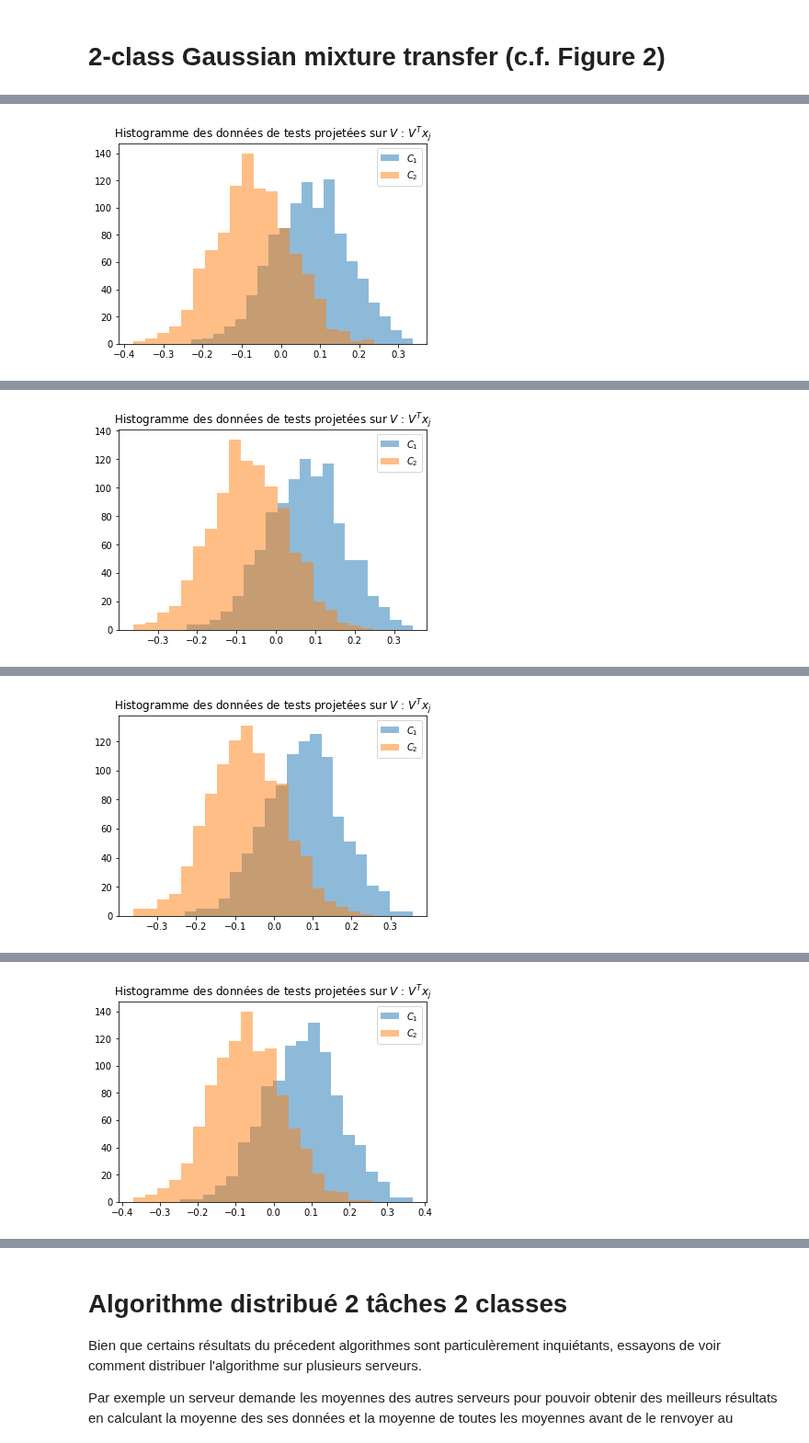
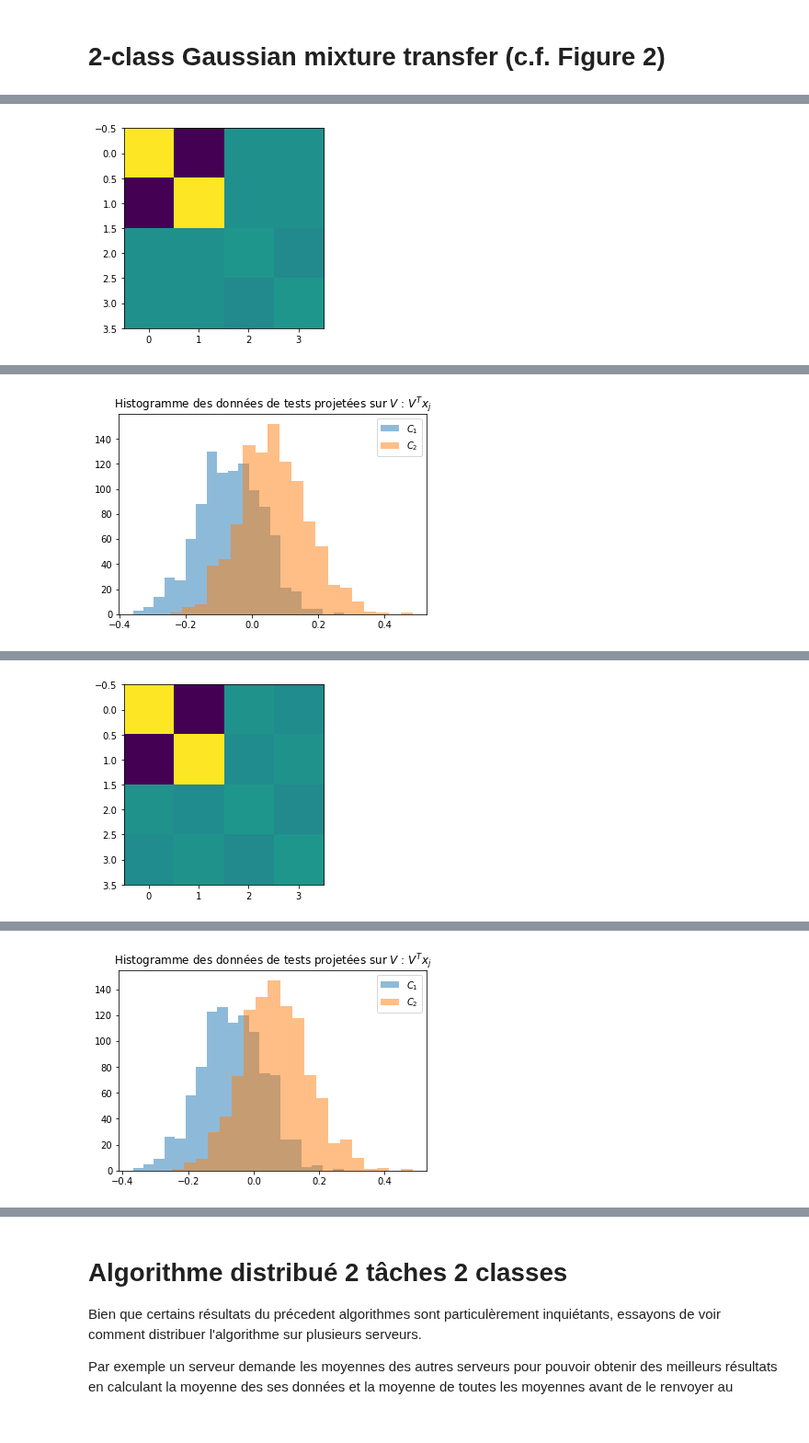
Before and after one commit to Sami-fak/DistributedMTLSPCA, a Jupyter notebook: binary-based_MTL.ipynb, the cells around one changed output, grey strips where cells are left out. Shown at 92% size. Saved outputs shown, nothing was run; the diff lists cells and outputs as text; code cells hidden in the pictures.

```diff
--- a/binary-based_MTL.ipynb
+++ b/binary-based_MTL.ipynb
@@ -73,5 +58,4 @@ t = 2
 # %%
-beta = 0.0
 def mean_matrix(beta, p, random_seed=42):
     """
     Crée des vecteurs de moyennes de la meme facon que dans la figure 2 du papier
@@ -85,7 +69,6 @@ def mean_matrix(beta, p, random_seed=42):
     mu_2 = beta*mu_1+np.sqrt(1-beta**2)*perpendicular_vector
     M = [[mu_1, -mu_1], [mu_2, -mu_2]]
     return M
-M = mean_matrix(beta, p)
 # %%
 def gaussian_synthetic_data(n, p, m, t, n_t, M, random_seed=42):
     """
@@ -546,20 +320,11 @@ from scipy import special as sp
 def qfunc(x):
     return 0.5-0.5*sp.erf(x/np.sqrt(2))
 # %%
-def error_rate(m_t,nb_tasks, nb_classes, Dc, M_cur, c0):
-    #return qfunc(1/2*(m_t[0] - m_t[1]))
-    #quelle fonction prendre ?
-    et1_et2 = np.zeros((2*nb_classes, 1))
-    # seulement besoin de e3 et e4 étant donné que l'on teste les données de la task target
-    et1_et2[2] = 1
-    et1_et2[3] = -1
+def error_rate(nb_tasks, nb_classes, Dc, M_cur, c0):
     e3 = np.zeros((2*nb_classes, 1))
     e3[2] = 1
     power_dc = power_diagonal_matrix(Dc, -1/2)
     inv = np.linalg.inv(M_cur+np.identity(2*2))
-    et_trans = np.transpose(et1_et2)
-    print("inverse : ", Dc.dot(M_cur).dot(Dc))
-    print("c0Dc  : ", c0*Dc)
     print("arg q-func : ")
     print(e3.T.dot(M_cur).dot(Dc).dot(np.linalg.inv(Dc.dot(M_cur).dot(Dc)+c0*Dc)).dot(Dc).dot(M_cur).dot(e3))
     return qfunc(np.sqrt(e3.T.dot(M_cur).dot(Dc).dot(np.linalg.inv(Dc.dot(M_cur).dot(Dc)+c0*Dc)).dot(Dc).dot(M_cur).dot(e3)))
@@ -580,7 +345,7 @@ def compute_error_rate(X_test, V, m_t, nb_tasks, nb_classes, n_t, Dc, M_cur, c0,
     """
     Compute and plot classification error rate on test set
     """
-    #print("n dans fonction: ", n)
+    print("mt1= \n", m_t[1])
     emp_rate = []
     error = 0
     ni = 0
@@ -590,7 +355,8 @@ def compute_error_rate(X_test, V, m_t, nb_tasks, nb_classes, n_t, Dc, M_cur, c0,
         for l in range(nb_classes):
             for i in range(n_t[t][l]):
                 # on prend la transposée pour pouvoir travailler avec les colonnes
-                score = compute_score(V, np.transpose(X_test[t][l])[i], m_t[1])
+
+                score = compute_score(V, X_test[t][l].T[i], m_t[1])
                 if (score == 1 and l == 1):
                     error +=1
                 elif (score == -1 and l == 0):
@@ -605,4 +371,4 @@ def compute_error_rate(X_test, V, m_t, nb_tasks, nb_classes, n_t, Dc, M_cur, c0,
     if display:
         plot_error_rate(nb_tasks, nb_classes, emp_rate, error_rate, m_t, Dc, M_cur)
 
-    return np.mean(emp_rate), error_rate(m_t[1], nb_tasks, nb_classes,  Dc, M_cur, c0)[0][0]
+    return np.mean(emp_rate)
@@ -659,44 +393,46 @@ n = 2100
 p = 100
 m = 2
 t = 2
-beta = np.arange(0,1.1,0.1)
-n_t = [[1000,1000], [50, 50]]
+beta = np.linspace(0,1,10)
+n_t = [[1000,1000], [50,50]]
 n_t_test = [[1000, 1000]]
+nt = sum(n_t_test[0])
 emp_rate, th_rate = [], []
 for b in beta:
     # on crée les données synthétiques
-    M = mean_matrix(b, p)
-# #     print(M)
-    X = gaussian_synthetic_data(n, p, m, t, n_t, M)
-    X_test = gaussian_synthetic_data(n, p, m, 1, n_t_test, [M[1]])
-    X = normalisation(X, p)
-    X_test = normalisation(X_test, p)
+    M = mean_matrix(b, p, 100)
+#       print(M)
+    X = gaussian_synthetic_data(n, p, m, t, n_t, M, 100)
+    X_test = gaussian_synthetic_data(nt, p, m, 1, n_t_test, [M[1]], 100)
+
 #     X = normalisation_old(X, t, m)
 #     Malik's normalization (dividing by sqrt(p))
 #     X_train, X_test, n_t_train, n_t_test = train_test_split_data(X, 0.8, t, m)
 #     y = create_labels(t,m)
 
     # On calcule les moyennes empiriques
-    M_mean = empirical_mean(t, m, X_train, p, n_t_train)
+    MM = empirical_mean(t, m, X, p, n_t)
     M_true = true_mean(M, p, t, m)
-#     print("MTM : ")
-    MM = np.transpose(M_mean).dot(M_mean)
-    MM_true = np.transpose(M_true).dot(M_true)
+    print("MTM : ")
+    print(MM)
+    MM_true = M_true.T@M_true
 #     print(MM)
     c = estimate_c(n_t, n, t, m)
     c0 = p/n
     Dc = np.diag(c)
 #     print("c = ", c)
 #     print("Correlation Matrix : ")
-    correlation_matrix = compute_M_cal(n,p,Dc, M_mean, display=False)
-    correlation_matrix_true = compute_M_cal(n,p,Dc, M_true, display=False)
+    correlation_matrix = compute_M_cal(n, p, Dc, MM, display=False)
+    correlation_matrix_true = compute_M_cal(n, p, Dc, MM_true, display=True)
 #     matprint(correlation_matrix)
     y = label_evaluation(t,m,Dc,correlation_matrix)
     y_true = label_evaluation(t,m,Dc,correlation_matrix_true)
-#     print("y = ")
-#     matprint(y)
+    print("y = ")
+    matprint(y)
+    X = normalisation(X, p)
+    X_test = normalisation(X_test, p)
     X_train_aggregated = aggregate_array(X, p, n, t, m)
-    X_test_aggregated = aggregate_array(X_test, p, sum(n_t_test[0]), 1, m)
+    X_test_aggregated = aggregate_array(X_test, p, nt, 1, m)
     J = create_J(m, t, n, n_t)
 
     V = compute_V(y, X_train_aggregated, J, n)
@@ -706,10 +442,9 @@ for b in beta:
 #     print(V)
     m_t = create_mt(t, m, y, Dc, correlation_matrix)
     m_t_true = create_mt(t, m, y_true, Dc, correlation_matrix_true)
-#     print("m_t = ", m_t)
-#     erreurs = compute_error_rate(X_test, V, m_t, 1, m, n_t_test, Dc, MM, c0)
-    emp_rate.append(compute_error_rate(X_test, V, m_t, 1, m, n_t_test, Dc, MM, c0)[0])
-    th_rate.append(compute_error_rate(X_test, V_true, m_t_true, 1, m, n_t_test, Dc, MM_true, c0)[1])
+
+    emp_rate.append(compute_error_rate(X_test, V, m_t, 1, m, n_t_test, Dc, MM, c0))
+    th_rate.append(error_rate(t, m,  Dc, MM_true, c0)[0][0])
 
     print(emp_rate, th_rate)
 
@@ -745 +469 @@ y =
-[figure, old version]
+[figure, new version]
@@ -763 +475 @@ inverse :  [[ 0.22675737 -0.22675737  0.          0.        ]
-[figure, old version]
+[figure, new version]
@@ -781 +490 @@ inverse :  [[ 0.22675737 -0.22675737  0.00113379 -0.00113379]
-[figure, old version]
+[figure, new version]
@@ -799 +496 @@ inverse :  [[ 0.22675737 -0.22675737  0.00226757 -0.00226757]
-[figure, old version]
+[figure, new version]
```
Also changed, not shown: parts of 37 cells of this notebook.
